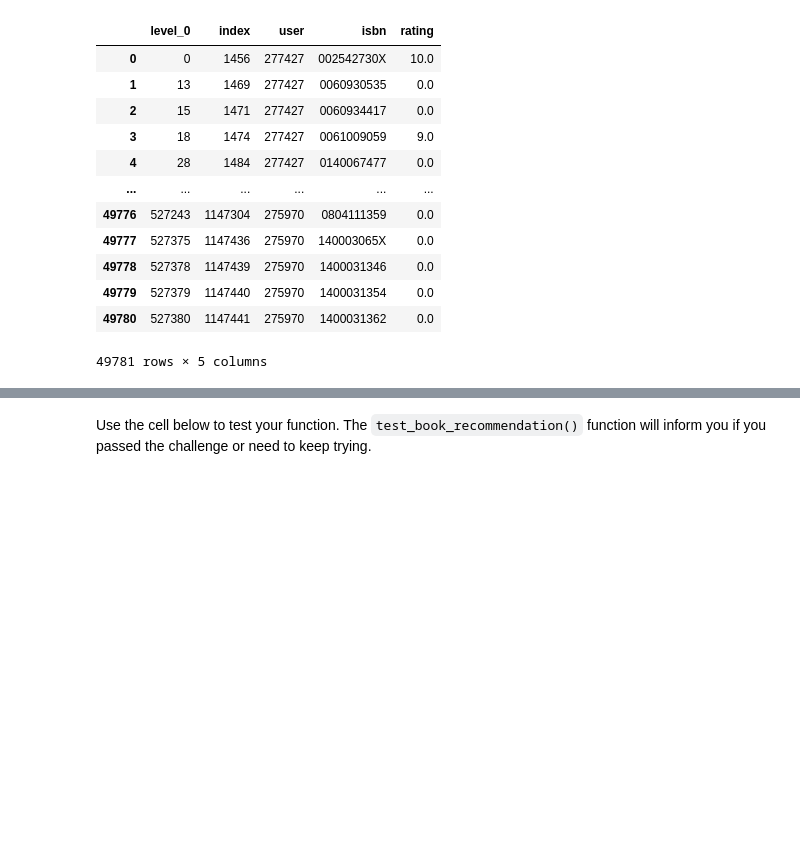
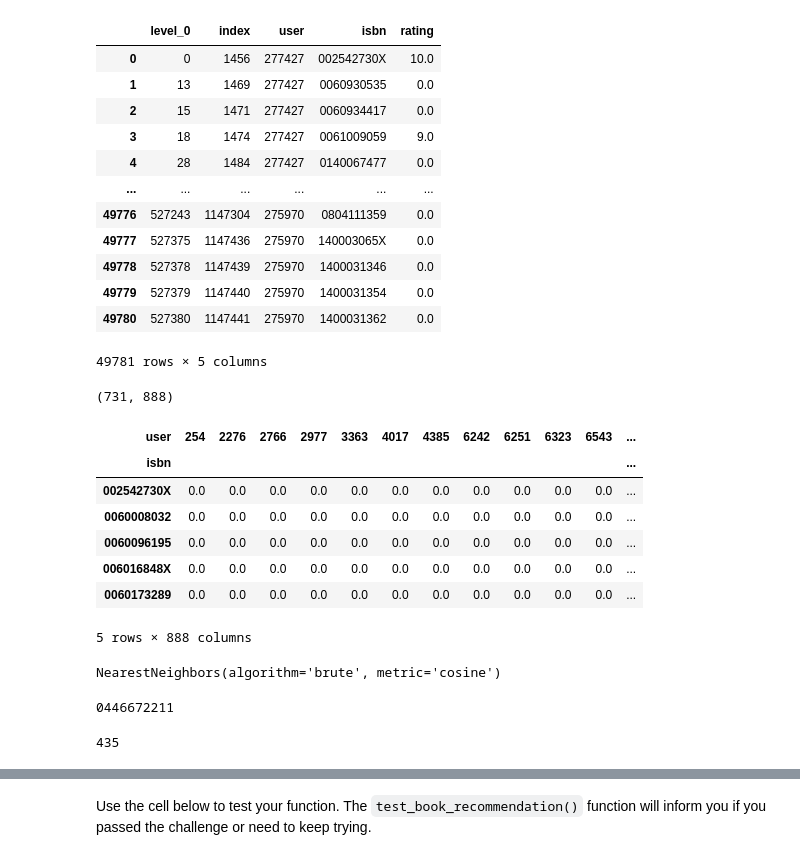
Before and after one commit to dyd90/FCC_ML_projects, a Jupyter notebook: Copy_of_fcc_book_recommendation_knn.ipynb, the cells around one changed output, grey strips where cells are left out. Drawn from its saved outputs; the diff is of its cells as text; code cells hidden in the pictures; blank space fills up the shorter version.

```diff
--- a/Copy_of_fcc_book_recommendation_knn.ipynb
+++ b/Copy_of_fcc_book_recommendation_knn.ipynb
@@ -167,8 +167,9 @@ print(ratings_per_book)
 common = df_ratings.merge(ratings_per_user, on=["user"])
 result = df_ratings[~df_ratings.user.isin(common.user)].reset_index()
 common2 = result.merge(ratings_per_book, on=["isbn"])
-df_ratings_adj = result[~result.isbn.isin(ratings_per_book.isbn)].reset_index()
+result2 = result[~result.isbn.isin(ratings_per_book.isbn)].reset_index()
 #df_ratings_adj = result2.merge(df_books, on='isbn', how='left')
+df_ratings_adj = result2
 df_ratings_adj
 # %% [output]
 |  | level_0 | index | user | isbn | rating |
@@ -184,16 +185,3 @@ df_ratings_adj
 | 49779 | 527379 | 1147440 | 275970 | 1400031354 | 0.0 |
 | 49780 | 527380 | 1147441 | 275970 | 1400031362 | 0.0 |
 49781 rows × 5 columns
-# %%
-# pseudo-code
-
-# translate into matrix
-
-# pour matrix into NearestNeighbors object and fit model
-
-# map book str into co-ordinates to input into Nearest Neighbors
-
-# collect top-5 outputs and fit into string
-
-neigh = NearestNeighbors(n_neighbors=5, radius=0.4)
-neigh.fit(df_ratings_adj)
@@ -209,0 +188,38 @@ def get_recommends(book = ""):
+# %%
+# pseudo-code
+
+# translate into matrix
+ratings_pivot = df_ratings_adj.pivot(index='isbn', columns='user', values = 'rating').fillna(0.0)
+userID = ratings_pivot.index
+ISBN = ratings_pivot.columns
+print(ratings_pivot.shape)
+
+ratings_matrix = csr_matrix(ratings_pivot.values)
+
+ratings_pivot.head()
+# %% [output]
+(731, 888)
+| user | 254 | 2276 | 2766 | 2977 | 3363 | 4017 | 4385 | 6242 | 6251 | 6323 | 6543 | ... |
+| isbn |  |  |  |  |  |  |  |  |  |  |  | ... |
+| 002542730X | 0.0 | 0.0 | 0.0 | 0.0 | 0.0 | 0.0 | 0.0 | 0.0 | 0.0 | 0.0 | 0.0 | ... |
+| 0060008032 | 0.0 | 0.0 | 0.0 | 0.0 | 0.0 | 0.0 | 0.0 | 0.0 | 0.0 | 0.0 | 0.0 | ... |
+| 0060096195 | 0.0 | 0.0 | 0.0 | 0.0 | 0.0 | 0.0 | 0.0 | 0.0 | 0.0 | 0.0 | 0.0 | ... |
+| 006016848X | 0.0 | 0.0 | 0.0 | 0.0 | 0.0 | 0.0 | 0.0 | 0.0 | 0.0 | 0.0 | 0.0 | ... |
+| 0060173289 | 0.0 | 0.0 | 0.0 | 0.0 | 0.0 | 0.0 | 0.0 | 0.0 | 0.0 | 0.0 | 0.0 | ... |
+5 rows × 888 columns
+# %%
+# pour matrix into NearestNeighbors object and fit model
+model_knn = NearestNeighbors(metric = 'cosine', algorithm = 'brute')
+model_knn.fit(ratings_matrix)
+# %% [output]
+NearestNeighbors(algorithm='brute', metric='cosine')
+# %%
+text = "Where the Heart Is (Oprah's Book Club (Paperback))"
+isbn = df_books[df_books['title'] == text]['isbn'].iloc[0]
+print(isbn)
+# %% [output]
+0446672211
+# %%
+ratings_pivot.index.get_loc(isbn)
+# %% [output]
+435
```
Also changed, not shown: parts of 5 cells of this notebook.
